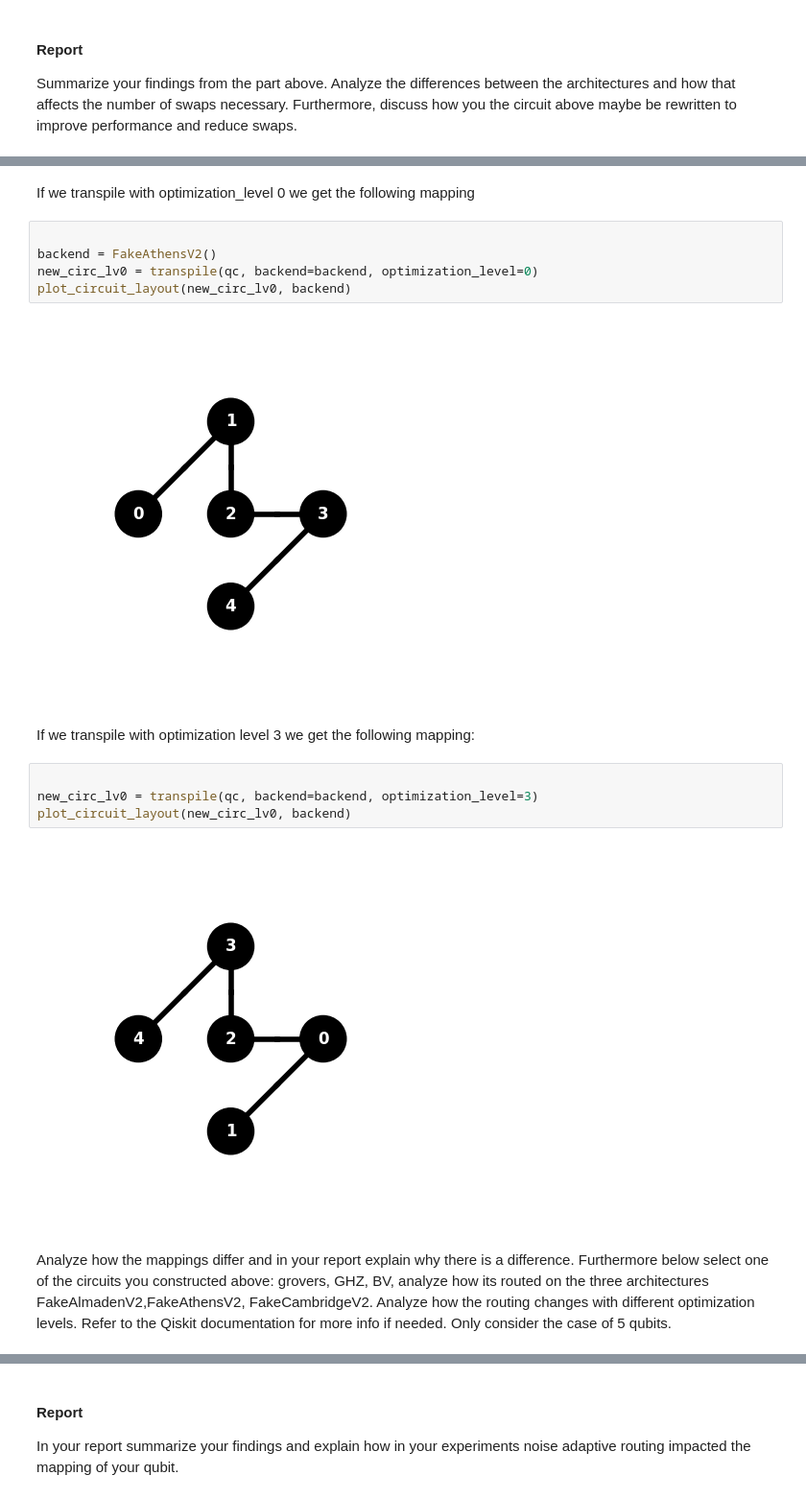
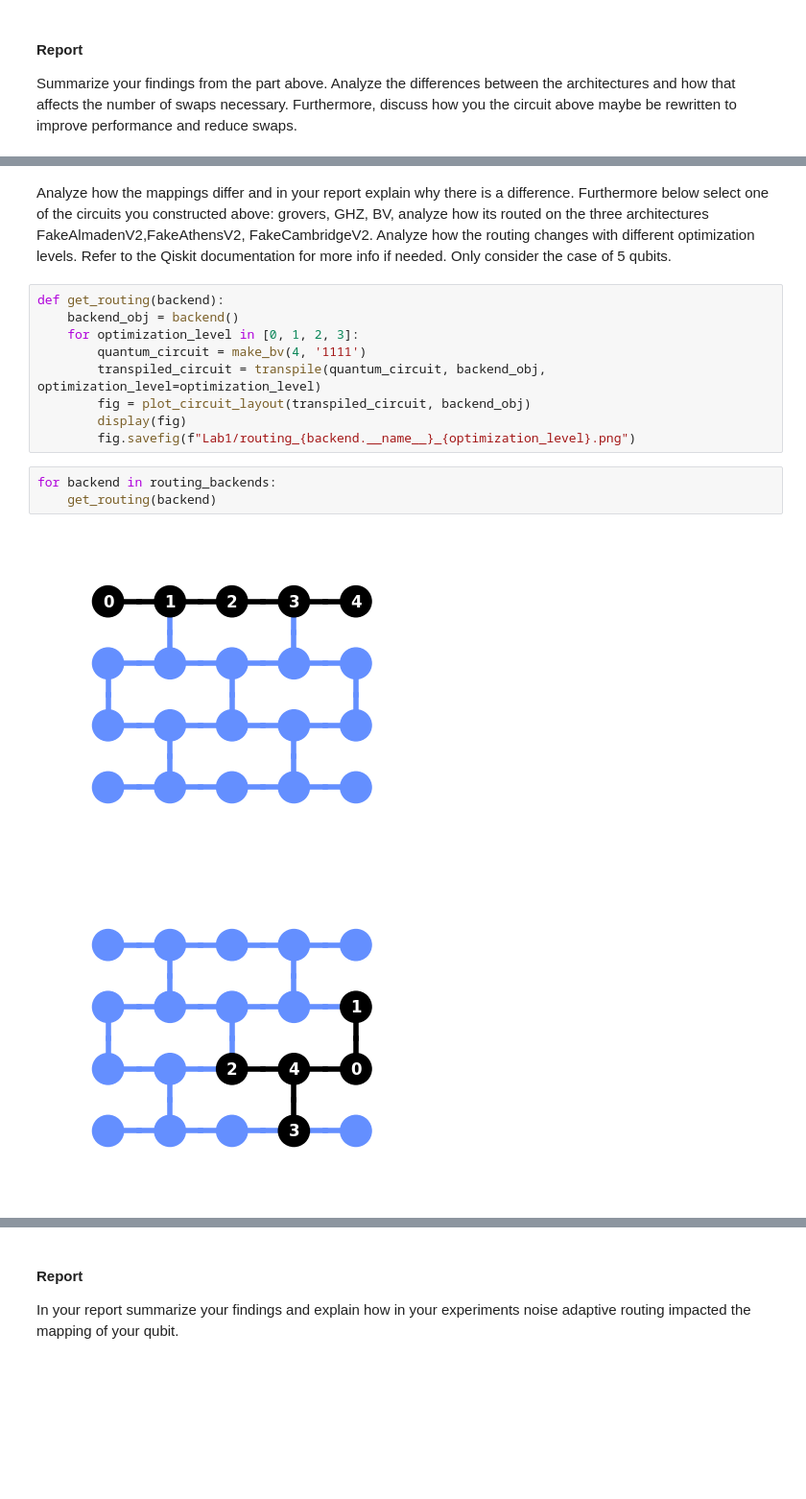
Before and after one commit to 5ayam5/ECE-382V, a Jupyter notebook: Notebooks/Lab1.ipynb, the cells around one changed output, grey strips where cells are left out. Shown: that part at 96% size. Saved outputs shown, nothing was run; the diff lists cells and outputs as text; blank space fills up the shorter version.

```diff
--- a/Notebooks/Lab1.ipynb
+++ b/Notebooks/Lab1.ipynb
@@ -357,19 +311,17 @@ qc.draw('mpl')
-# %% [markdown]
-If we transpile with optimization_level 0 we get the following mapping
-# %%
-
-backend = FakeAthensV2()
-new_circ_lv0 = transpile(qc, backend=backend, optimization_level=0)
-plot_circuit_layout(new_circ_lv0, backend)
-# %% [output]
-[figure, removed]
-# %% [markdown]
-If we transpile with optimization level 3 we get the following mapping:
-# %%
-
-new_circ_lv0 = transpile(qc, backend=backend, optimization_level=3)
-plot_circuit_layout(new_circ_lv0, backend)
-# %% [output]
-[figure, removed]
 # %% [markdown]
 Analyze how the mappings differ and in your report explain why there is a difference. Furthermore below select one of the circuits you constructed above: grovers, GHZ, BV, analyze how its routed on the three architectures FakeAlmadenV2,FakeAthensV2, FakeCambridgeV2. Analyze how the routing changes with different optimization levels. Refer to the Qiskit documentation for more info if needed. Only consider the case of 5 qubits.
+# %%
+def get_routing(backend):
+    backend_obj = backend()
+    for optimization_level in [0, 1, 2, 3]:
+        quantum_circuit = make_bv(4, '1111')
+        transpiled_circuit = transpile(quantum_circuit, backend_obj, optimization_level=optimization_level)
+        fig = plot_circuit_layout(transpiled_circuit, backend_obj)
+        display(fig)
+        fig.savefig(f"Lab1/routing_{backend.__name__}_{optimization_level}.png")
+# %%
+for backend in routing_backends:
+    get_routing(backend)
+# %% [output]
+[figure, added]
+[figure, added]
```
Also changed, not shown: parts of 47 cells of this notebook, 46 other files.
